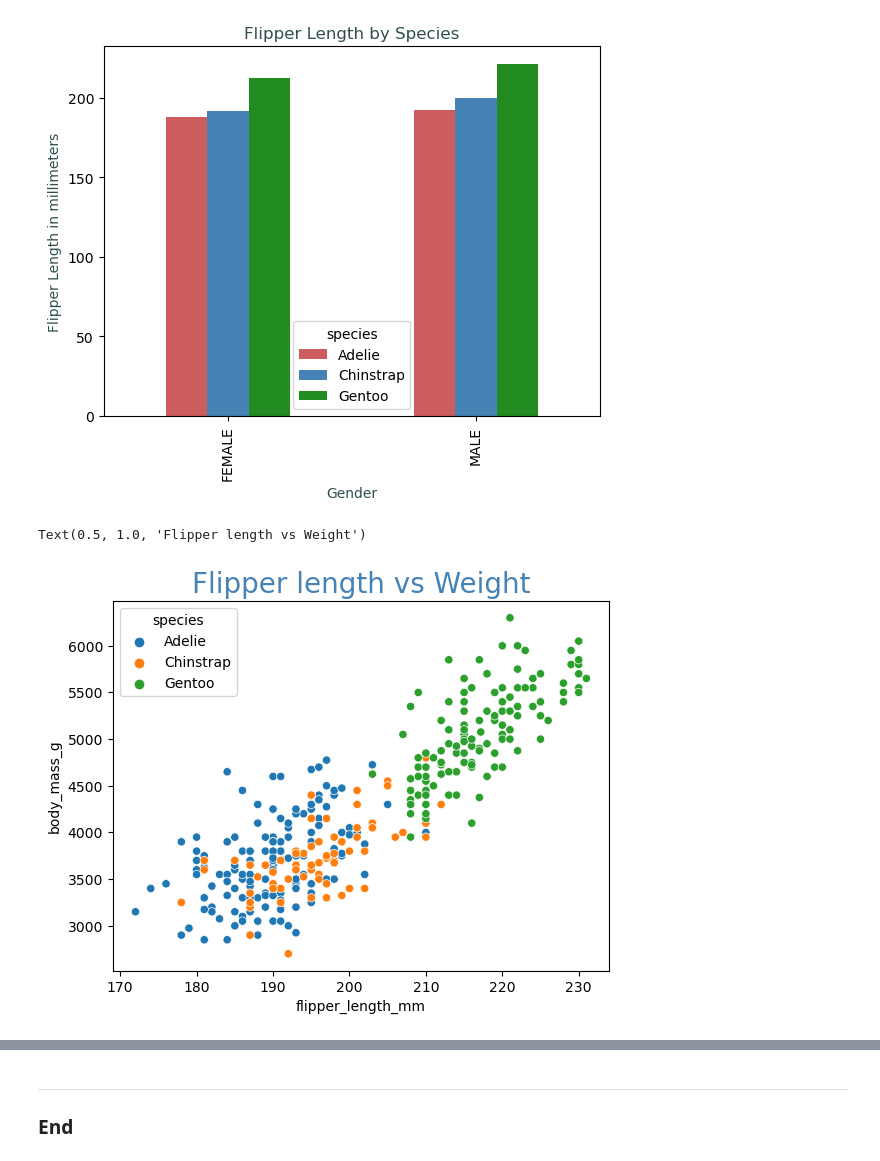
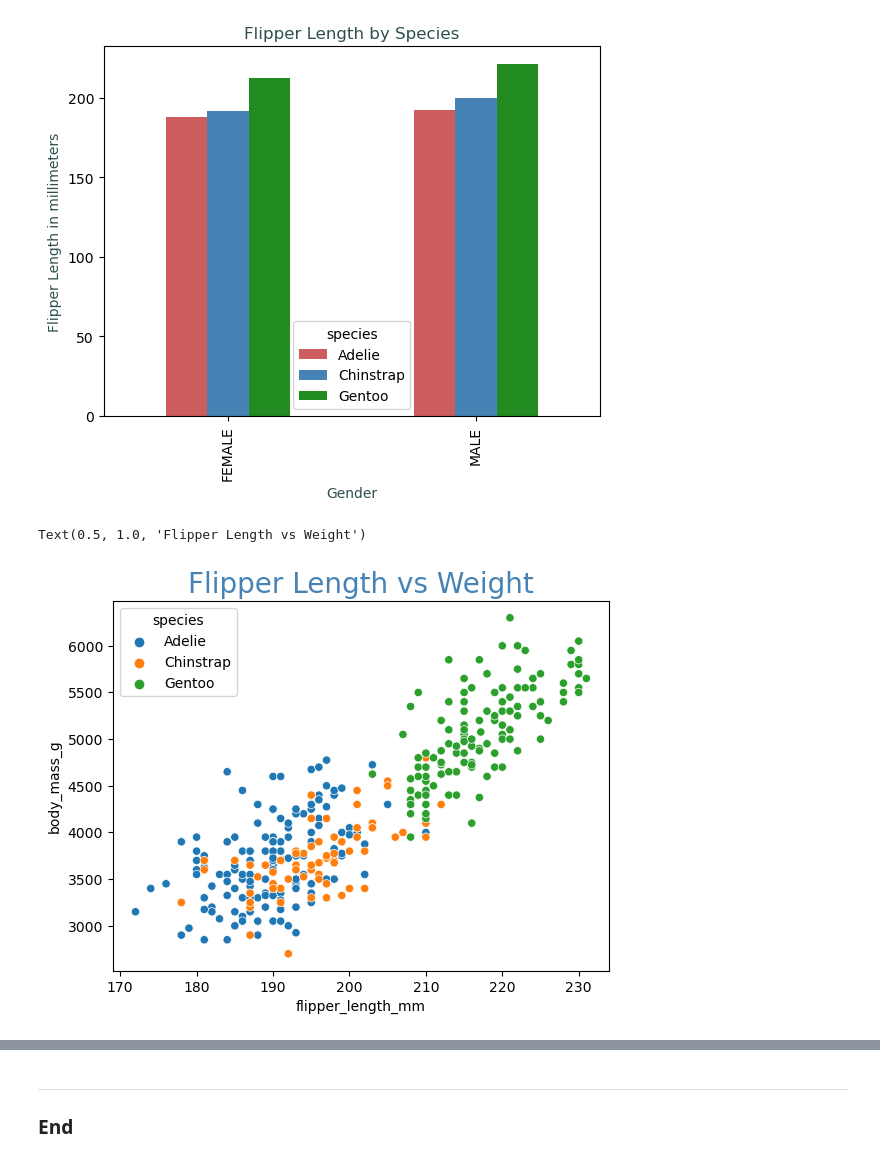
Before and after one commit to UWASIKLK/pda---mywork, a Jupyter notebook: penguins-project.ipynb, the cells around one changed output, grey strips where cells are left out. Saved outputs shown, nothing was run; the diff lists cells and outputs as text; code cells hidden in the pictures.

```diff
--- a/penguins-project.ipynb
+++ b/penguins-project.ipynb
@@ -433,8 +434,8 @@ plt.show()
 # %%
 # This is a plot chart using all information from dataset sort out by species.
 
 sns.scatterplot(x='flipper_length_mm', y='body_mass_g', data=penguins, hue='species')
-plt.title('Flipper length vs Weight', size = 20, color='steelblue')
+plt.title('Flipper Length vs Weight', size = 20, color='steelblue')
 # %% [output]
-Text(0.5, 1.0, 'Flipper length vs Weight')
+Text(0.5, 1.0, 'Flipper Length vs Weight')
-[figure, old version]
+[figure, new version]
```
Also changed, not shown: parts of 4 cells of this notebook.
